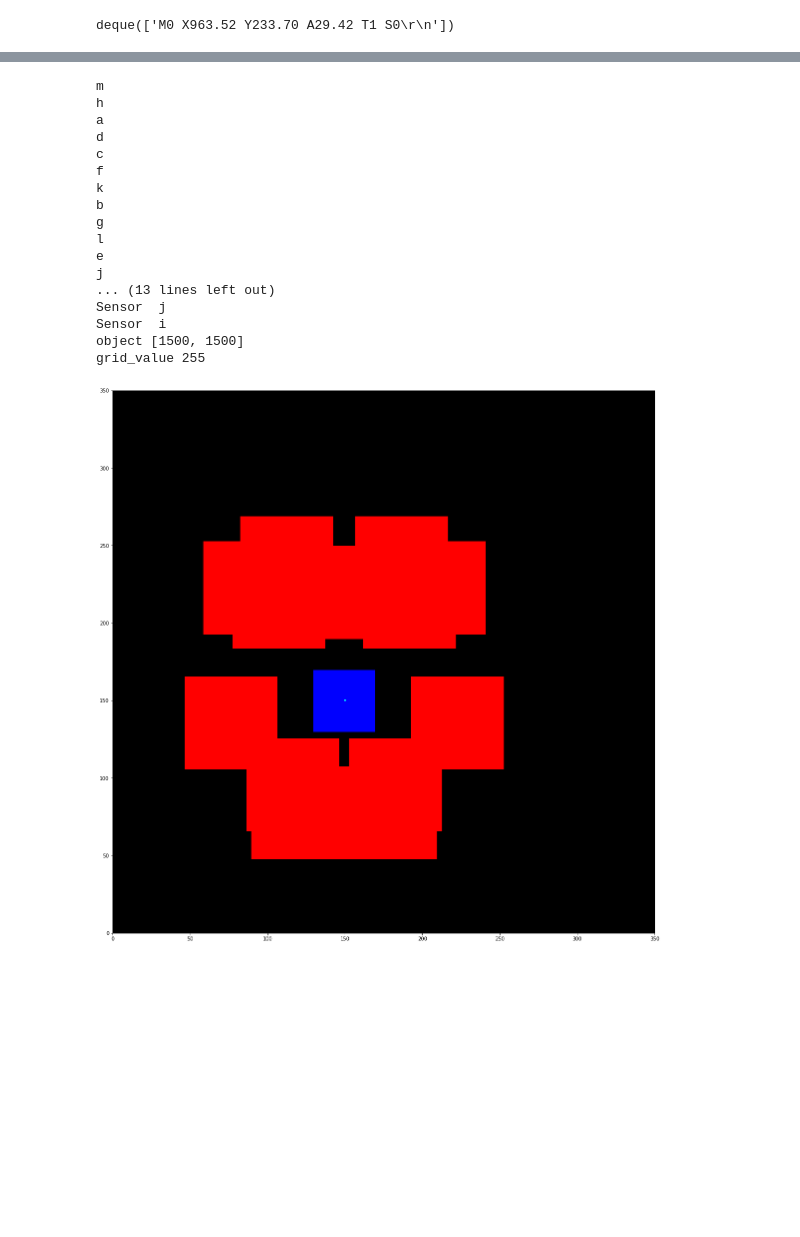
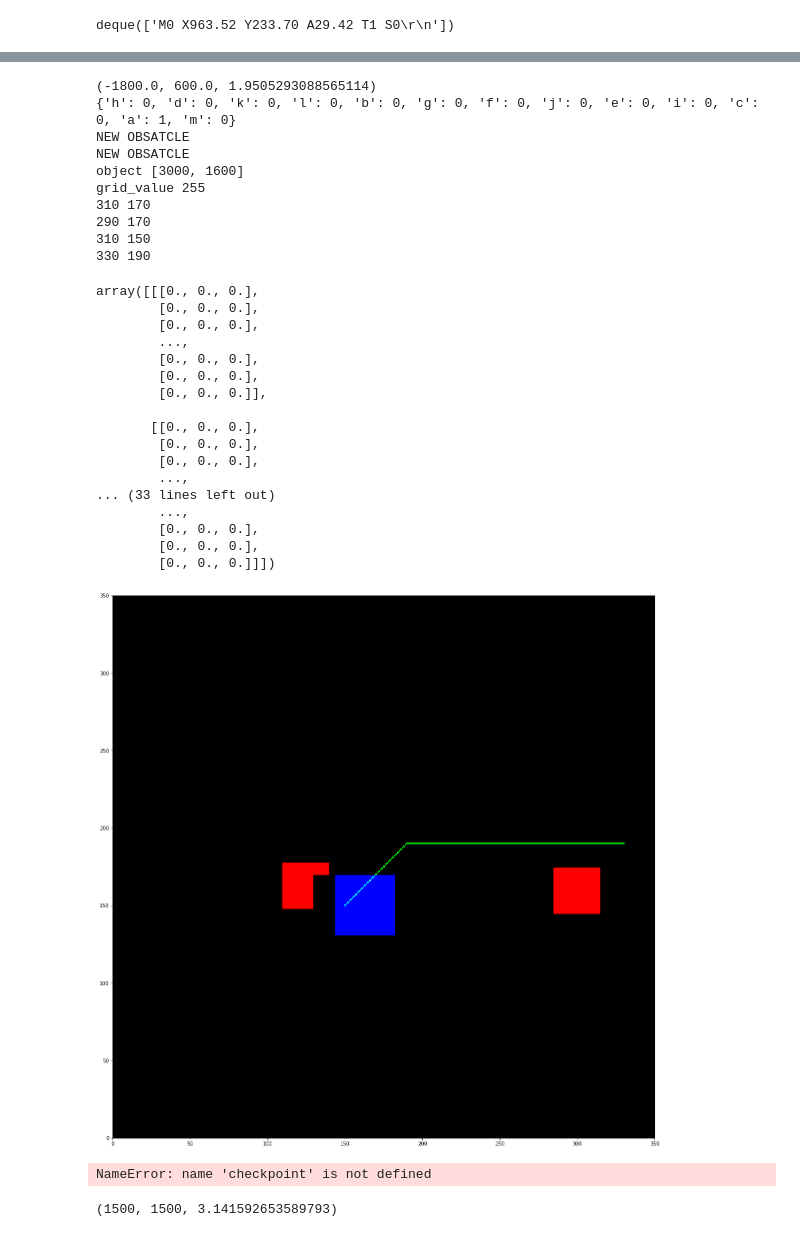
Before and after one commit to Guilhem74/STI_Robotic_Competition_Software, a Jupyter notebook: Architecture/main.ipynb, the cells around one changed output, grey strips where cells are left out. Drawn from its saved outputs; the diff is of its cells as text; code cells hidden in the pictures; blank space fills up the shorter version.

Commit message:
Astar bug correction and other improvement
Added a function that find the closest point if obstacle at destination

```diff
--- a/Architecture/main.ipynb
+++ b/Architecture/main.ipynb
@@ -132,9 +133,9 @@ def Main_Loop(Set_Objective,robot,mapper):
         print('End of total movement')
     return path, G
 # %%
-#buf_stm.append("G92 X250 Y250 A0\r\n") M15 S8 abcd  4 2 ou 1 gauche ghj droite eif  front klm
+buf_stm.append("G92 X0 Y0 A0\r\n")
 print('Position Set')
-robot = Robot.robot(250,250,0)
+robot = Robot.robot(0,0,0)
 
 print('Robot objet Set')
 mapper = Map_Generator.Mapping()
@@ -257,46 +216,68 @@ while(running)
 # %%
 import robot as Robot
 import Astar as Path_Generator
 import Mapping as Map_Generator
 import numpy as np
 import matplotlib.pyplot as plt
 from parse import *
 %matplotlib inline
 robot = Robot.robot(1500,1500,0)
-robot.set_position(1500,1500,90)
 
+print(robot.get_beacon_position())
 #print(robot.sensor_state(2048+16))
 mapper = Map_Generator.Mapping()
 grid_updated=mapper.map()
-XY = robot.sensor_state(1+2 +4 + 8+ 16+32+64+128+256+512+1024+2048+4096)
+XY = robot.sensor_state(1)
 #XY = robot.sensor_state(1+2+4096)
-mapper.new_obstacle(XY )
+mapper.new_obstacle(XY)
+
+mapper.new_obstacle([[300,160]])
 grid_updated=mapper.map()
-objective = [1500,1500]
+objective = [3000,1600]
 
 print("object",objective)
-print("grid_value",np.max(grid_updated))
-path, cost , G = Path_Generator.AStarSearch((1500,1501), (objective[0],objective[1]), grid_updated)
-
+print("grid_value",grid_updated[round(objective[1]/10),round(objective[0]/10)])
+valid_objective = Path_Generator.validate_objective(objective,grid_updated, robot.get_position())
+path, cost , G = Path_Generator.AStarSearch((1500,1500), (valid_objective[0],valid_objective[1]), grid_updated)#Try to find the best path
+checkpoint = Path_Generator.find_vertice(path)#Simplify the path to be straight line
+new_x,newy,theta_robot = Path_Generator.checkpoint_in_fov(robot,checkpoint)
 mapper.display(G,path,robot)
 # %% [output]
-m
-h
-a
-d
-c
-f
-k
-b
-g
-l
-e
-j
-... (13 lines left out)
-Sensor  j
-Sensor  i
-object [1500, 1500]
+(-1800.0, 600.0, 1.9505293088565114)
+{'h': 0, 'd': 0, 'k': 0, 'l': 0, 'b': 0, 'g': 0, 'f': 0, 'j': 0, 'e': 0, 'i': 0, 'c': 0, 'a': 1, 'm': 0}
+NEW OBSATCLE
+NEW OBSATCLE
+object [3000, 1600]
 grid_value 255
+310 170
+290 170
+310 150
+330 190
+array([[[0., 0., 0.],
+        [0., 0., 0.],
+        [0., 0., 0.],
+        ...,
+        [0., 0., 0.],
+        [0., 0., 0.],
+        [0., 0., 0.]],
+
+       [[0., 0., 0.],
+        [0., 0., 0.],
+        [0., 0., 0.],
+        ...,
+... (33 lines left out)
+        ...,
+        [0., 0., 0.],
+        [0., 0., 0.],
+        [0., 0., 0.]]])
-[figure, old version]
+[figure, new version]
+# %%
+checkpoint
+# %% [output]
+NameError: name 'checkpoint' is not defined
+# %%
+new_x,newy,theta_robot
+# %% [output]
+(1500, 1500, 3.141592653589793)
 # %%
 # %% [output]
```
Also changed, not shown: parts of 8 cells of this notebook, 4 other files.
